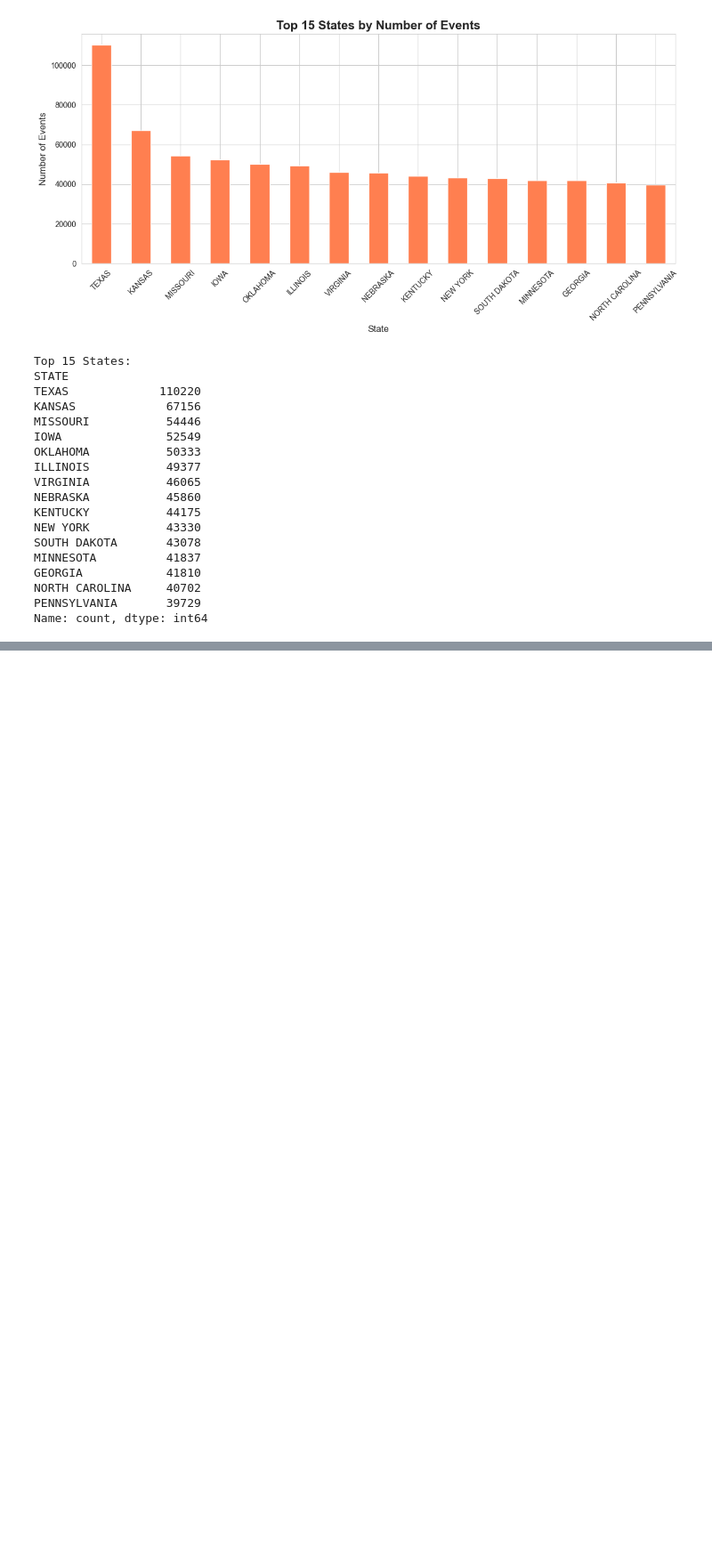
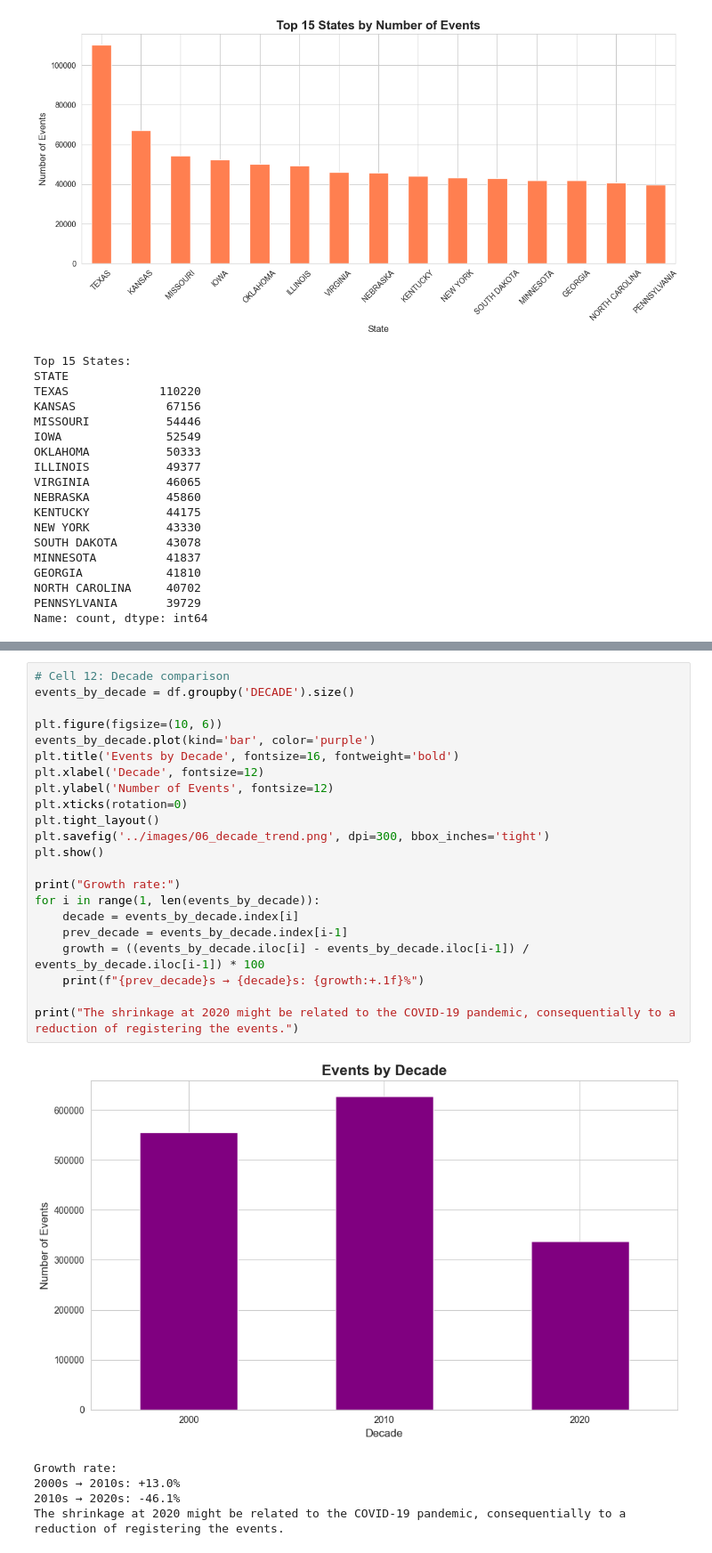
Before and after one commit to Lucasqrz1/us_extreme_weather_prediction, a Jupyter notebook: notebooks/01_data_exploration.ipynb, the cells around one changed output, grey strips where cells are left out. Shown at 89% size. Drawn from its saved outputs; the diff is of its cells as text; blank space fills up the shorter version.

```diff
--- a/notebooks/01_data_exploration.ipynb
+++ b/notebooks/01_data_exploration.ipynb
@@ -280,0 +339,28 @@ Name: count, dtype: int64
+# %%
+# Cell 12: Decade comparison
+events_by_decade = df.groupby('DECADE').size()
+
+plt.figure(figsize=(10, 6))
+events_by_decade.plot(kind='bar', color='purple')
+plt.title('Events by Decade', fontsize=16, fontweight='bold')
+plt.xlabel('Decade', fontsize=12)
+plt.ylabel('Number of Events', fontsize=12)
+plt.xticks(rotation=0)
+plt.tight_layout()
+plt.savefig('../images/06_decade_trend.png', dpi=300, bbox_inches='tight')
+plt.show()
+
+print("Growth rate:")
+for i in range(1, len(events_by_decade)):
+    decade = events_by_decade.index[i]
+    prev_decade = events_by_decade.index[i-1]
+    growth = ((events_by_decade.iloc[i] - events_by_decade.iloc[i-1]) / events_by_decade.iloc[i-1]) * 100
+    print(f"{prev_decade}s → {decade}s: {growth:+.1f}%")
+
+print("The shrinkage at 2020 might be related to the COVID-19 pandemic, consequentially to a reduction of registering the events.")
+# %% [output]
+[figure, added]
+Growth rate:
+2000s → 2010s: +13.0%
+2010s → 2020s: -46.1%
+The shrinkage at 2020 might be related to the COVID-19 pandemic, consequentially to a reduction of registering the events.
```
Also changed, not shown: parts of 10 cells of this notebook, 4 other files.
